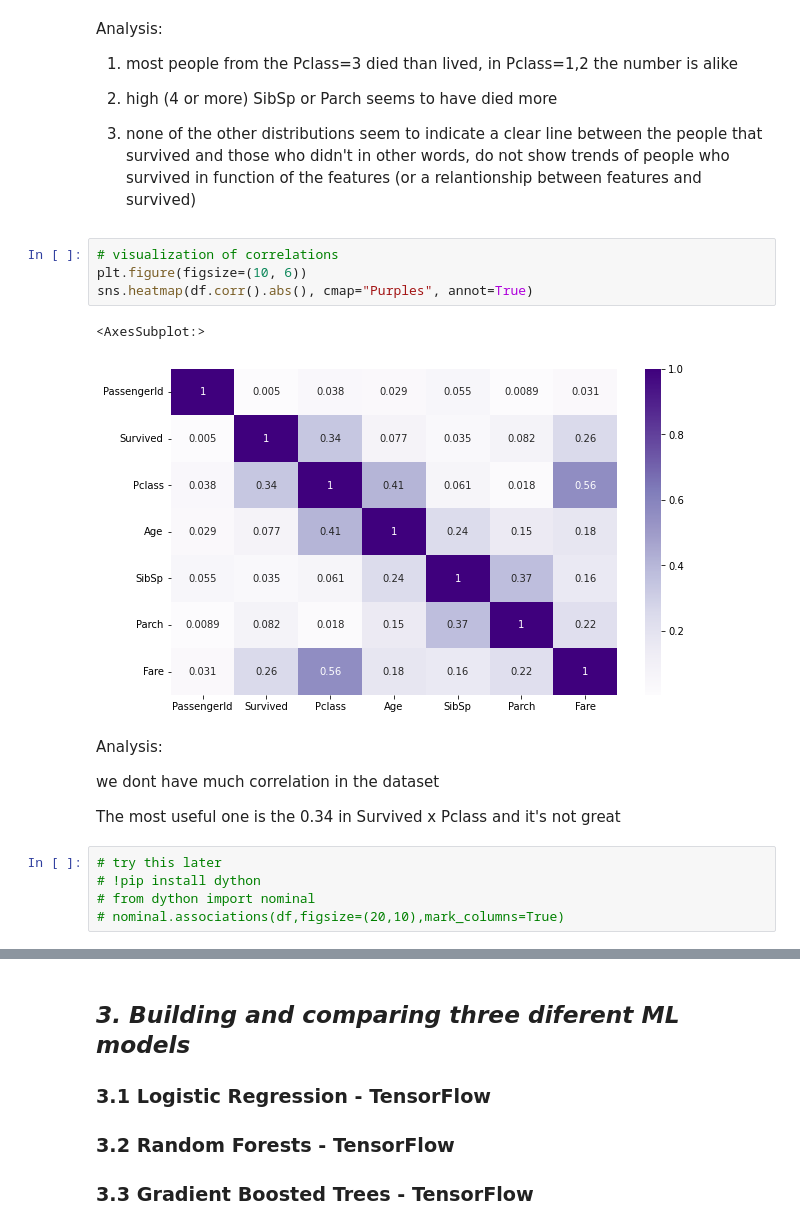
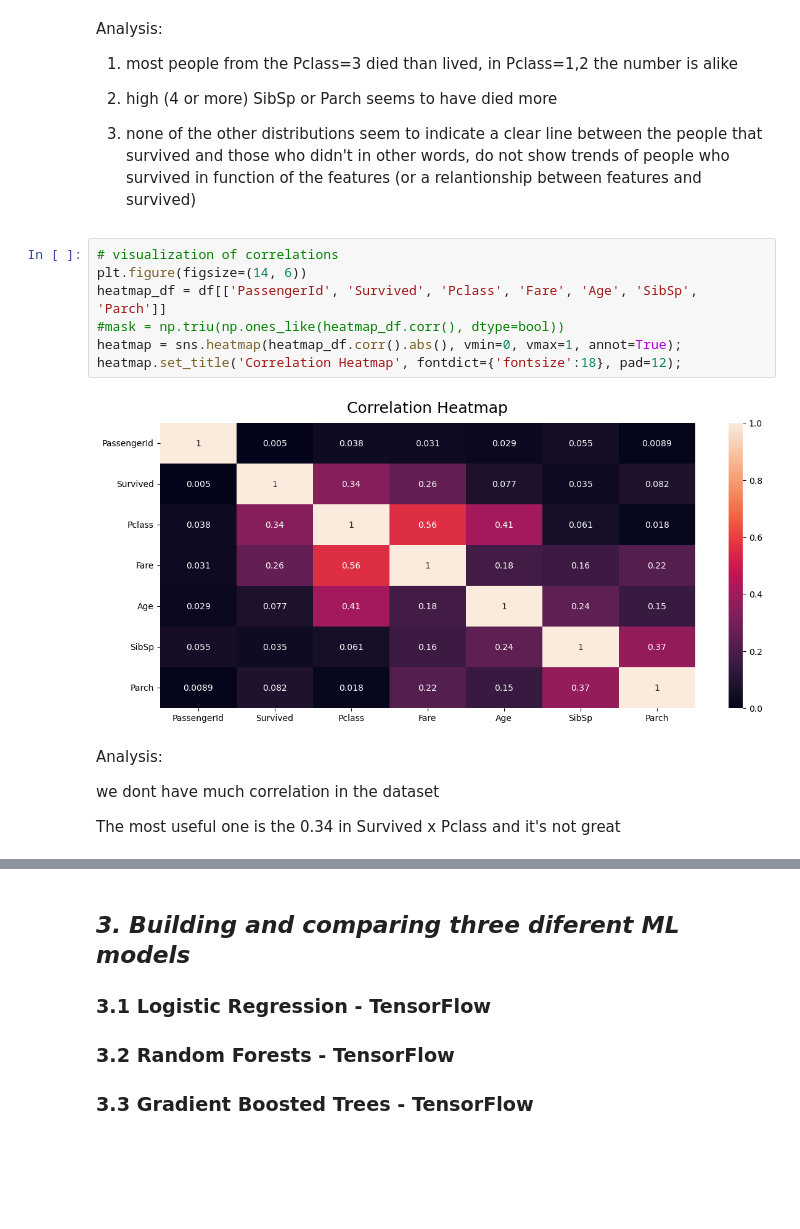
Before and after one commit to pemariano/TitanicML, a Jupyter notebook: titanic-code.ipynb, the cells around one changed output, grey strips where cells are left out. Cells and saved outputs as stored; diff of their text form; blank space fills up the shorter version.

```diff
--- a/titanic-code.ipynb
+++ b/titanic-code.ipynb
@@ -186,24 +181,21 @@ Analysis:
 2. high (4 or more) SibSp or Parch seems to have died more
 
 3. none of the other distributions seem to indicate a clear line between the people that survived and those who didn't in other words, do not show trends of people who survived in function of the features (or a relantionship between features and survived)
-# %%
-# visualization of correlations
-plt.figure(figsize=(10, 6))
-sns.heatmap(df.corr().abs(), cmap="Purples", annot=True)
-# %% [output]
-<AxesSubplot:>
-[figure, removed]
+# %%
+# visualization of correlations
+plt.figure(figsize=(14, 6))
+heatmap_df = df[['PassengerId', 'Survived', 'Pclass', 'Fare', 'Age', 'SibSp', 'Parch']]
+#mask = np.triu(np.ones_like(heatmap_df.corr(), dtype=bool))
+heatmap = sns.heatmap(heatmap_df.corr().abs(), vmin=0, vmax=1, annot=True);
+heatmap.set_title('Correlation Heatmap', fontdict={'fontsize':18}, pad=12);
+# %% [output]
+[figure, added]
 # %% [markdown]
 Analysis:
 
 we dont have much correlation in the dataset
 
 The most useful one is the 0.34 in Survived x Pclass and it's not great
-# %%
-# try this later
-# !pip install dython
-# from dython import nominal
-# nominal.associations(df,figsize=(20,10),mark_columns=True)
 # %%
 # to show all the dataframes
 from IPython.display import display_html
```
Also changed, not shown: parts of 31 cells of this notebook, 2 other files.
